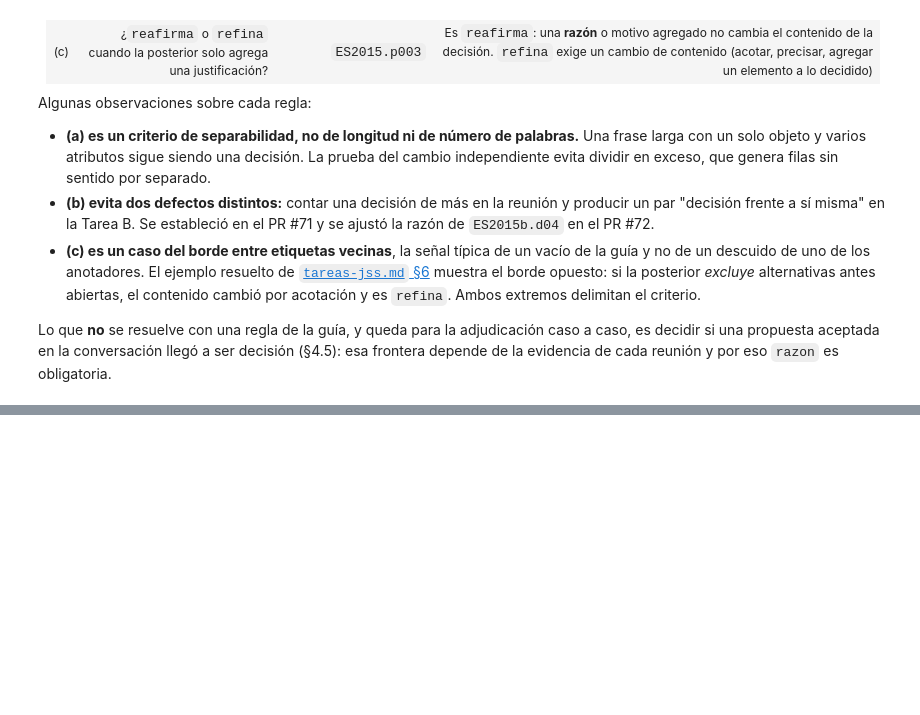
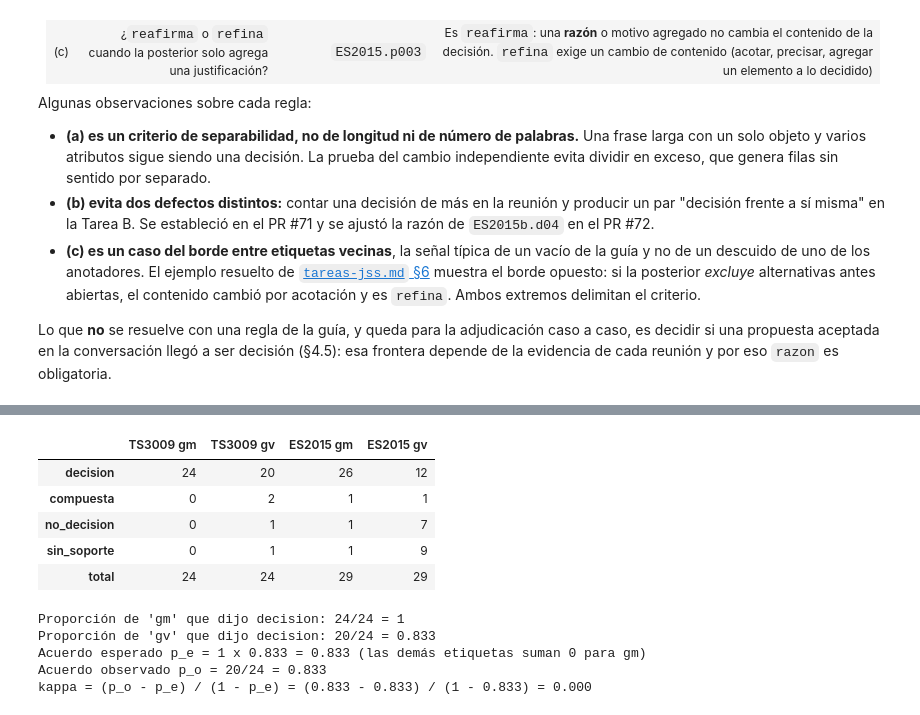
Before and after one commit to jasonssdev/mcd-afg, a Jupyter notebook: notebooks/04-jss-anotacion-f1-calibracion.ipynb, the cells around one changed output, grey strips where cells are left out. Cells and saved outputs as stored; diff of their text form; code cells hidden in the pictures; blank space fills up the shorter version.

```diff
--- a/notebooks/04-jss-anotacion-f1-calibracion.ipynb
+++ b/notebooks/04-jss-anotacion-f1-calibracion.ipynb
@@ -658,0 +681,18 @@ frontera depende de la evidencia de cada reunión y por eso `razon` es obligator
+# %%
+RECAL = "TS3009"
+
+missing = [
+    p.name
+    for p in (
+        PATHS.adjudicated(TaskKind.DECISIONS, RECAL),
+        PATHS.adjudicated(TaskKind.CANDIDATES, RECAL),
+        *annotator_csvs(PATHS.decisions_dir, RECAL, "decisions"),
+        *annotator_csvs(PATHS.relations_dir, RECAL, "candidates"),
+    )
+    if not p.exists()
+]
+if missing or len(annotator_csvs(PATHS.relations_dir, RECAL, "candidates")) != 2:
+    raise SystemExit(f"Faltan archivos de la recalibración para {RECAL}: {missing}")
+
+issues_recal = validate_adjudication(RECAL, paths=PATHS)
+print(f"Serie {RECAL}; problemas encontrados por validate-adjudication: {len(issues_recal)}")
@@ -658,0 +775,41 @@ frontera depende de la evidencia de cada reunión y por eso `razon` es obligator
+# %%
+distribution = annotator_status_distribution(RECAL, paths=PATHS)
+distribution_es = annotator_status_distribution(SERIES, paths=PATHS)
+usage = (
+    pd.DataFrame(
+        {f"{RECAL} {ini}": distribution[ini] for ini in (ra, rb)}
+        | {f"{SERIES} {ini}": distribution_es[ini] for ini in (ra, rb)}
+    )
+    .fillna(0)
+    .astype(int)
+)
+usage.loc["total"] = usage.sum()
+display(usage)
+
+n_items = recal_agreement.n_items
+p_o = recal_agreement.percent_agreement
+p_e = chance_agreement(RECAL, paths=PATHS)
+share_gv = distribution[rb]["decision"] / n_items
+print(f"Proporción de '{ra}' que dijo decision: {distribution[ra]['decision']}/{n_items} = 1")
+n_rb = distribution[rb]["decision"]
+print(f"Proporción de '{rb}' que dijo decision: {n_rb}/{n_items} = {share_gv:.3f}")
+print(
+    f"Acuerdo esperado p_e = 1 x {share_gv:.3f} = {p_e:.3f} (las demás etiquetas suman 0 para {ra})"
+)
+print(f"Acuerdo observado p_o = {recal_agreement.n_status_agree}/{n_items} = {p_o:.3f}")
+print(
+    f"kappa = (p_o - p_e) / (1 - p_e) = ({p_o:.3f} - {p_e:.3f}) / (1 - {p_e:.3f}) "
+    f"= {recal_agreement.status_kappa:.3f}"
+)
+# %% [output]
+|  | TS3009 gm | TS3009 gv | ES2015 gm | ES2015 gv |
+| decision | 24 | 20 | 26 | 12 |
+| compuesta | 0 | 2 | 1 | 1 |
+| no_decision | 0 | 1 | 1 | 7 |
+| sin_soporte | 0 | 1 | 1 | 9 |
+| total | 24 | 24 | 29 | 29 |
+Proporción de 'gm' que dijo decision: 24/24 = 1
+Proporción de 'gv' que dijo decision: 20/24 = 0.833
+Acuerdo esperado p_e = 1 x 0.833 = 0.833 (las demás etiquetas suman 0 para gm)
+Acuerdo observado p_o = 20/24 = 0.833
+kappa = (p_o - p_e) / (1 - p_e) = (0.833 - 0.833) / (1 - 0.833) = 0.000
```
Also changed, not shown: parts of 17 cells of this notebook, 4 other files.
